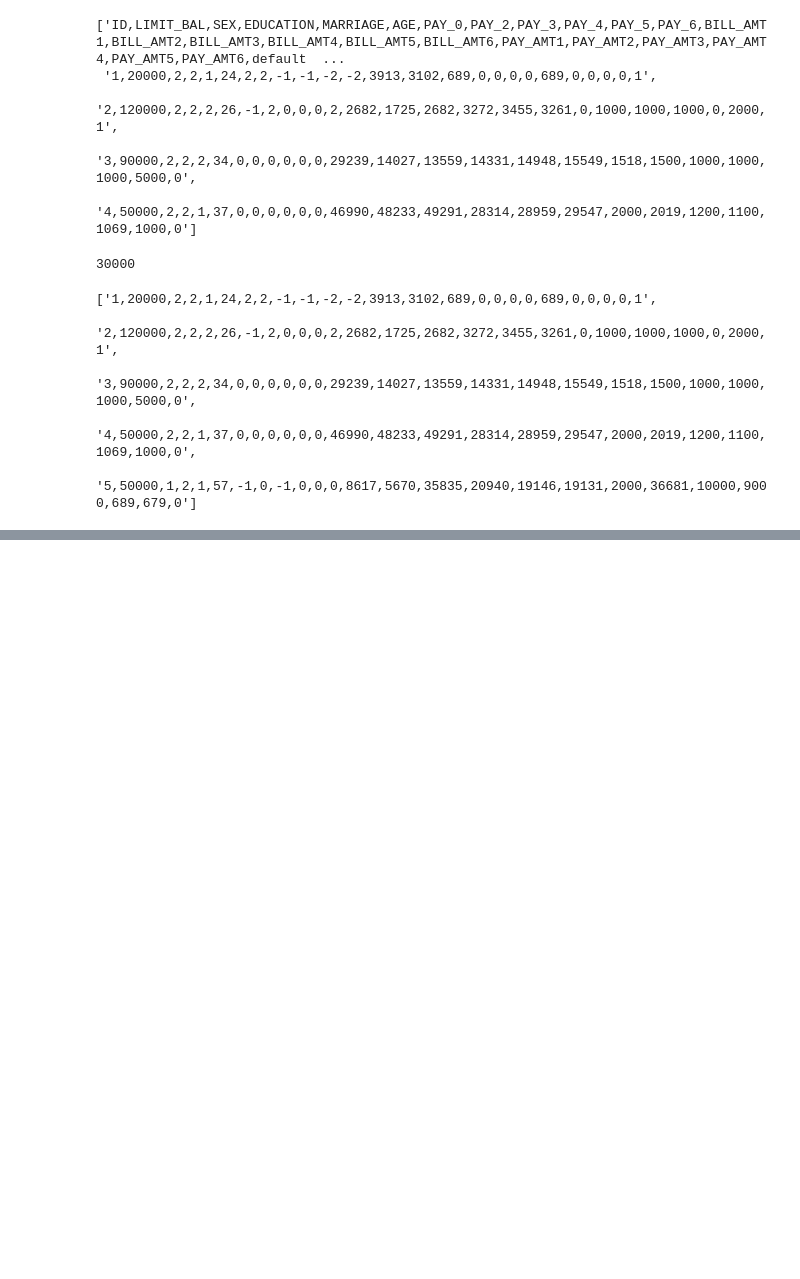
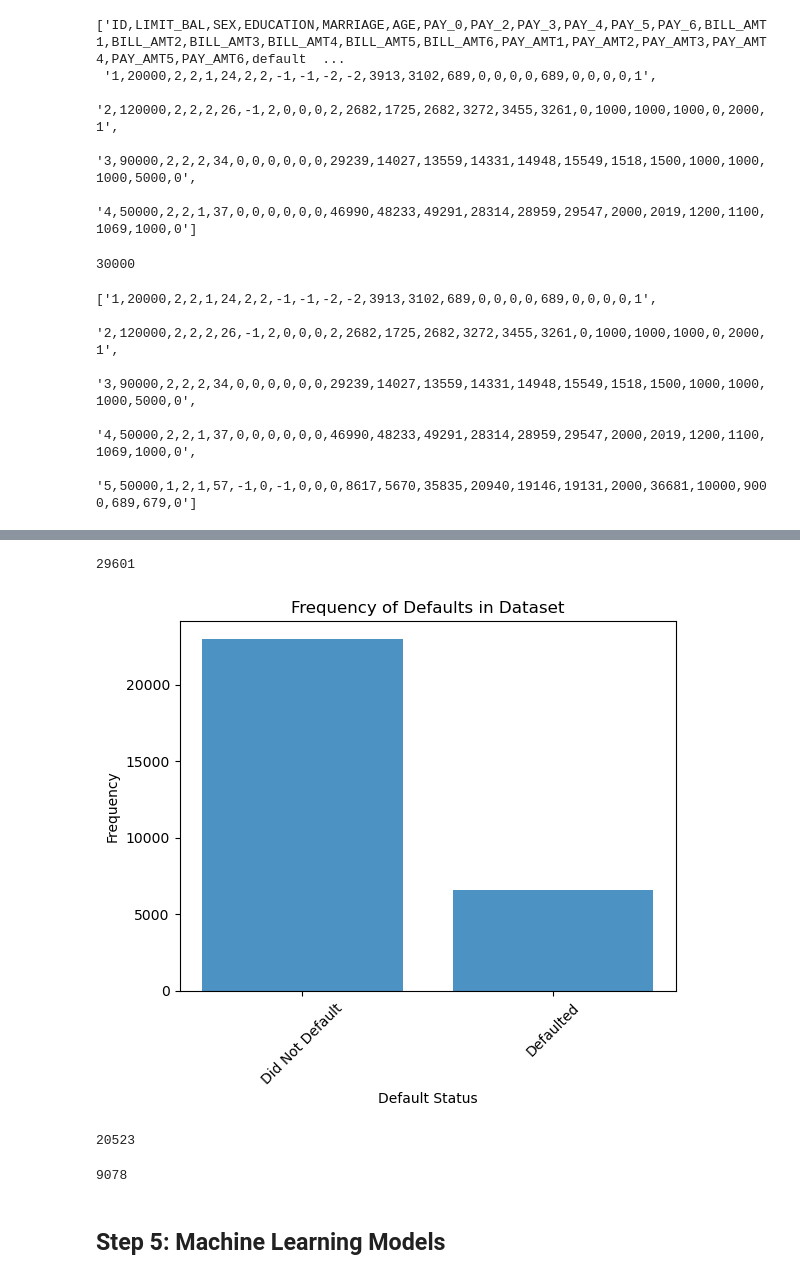
Before and after one commit to prof-tcsmith/bd-f23, a Jupyter notebook: Project/Project.ipynb, the cells around one changed output, grey strips where cells are left out. Saved outputs shown, nothing was run; the diff lists cells and outputs as text; code cells hidden in the pictures; blank space fills up the shorter version.

```diff
--- a/Project/Project.ipynb
+++ b/Project/Project.ipynb
@@ -423,0 +503,12 @@ Py4JJavaError: An error occurred while calling o552.showString.
+# %%
+#Performing Indexing
+from pyspark.ml.feature import StringIndexer
+string_Indexer = StringIndexer(inputCol="default_label", outputCol="indexed")
+# %%
+Indexed_model = string_Indexer.fit(df_ccScaled)
+# %%
+data = Indexed_model.transform(df_ccScaled)
+# %%
+data.count()
+# %% [output]
+29601
@@ -423,0 +518,17 @@ Py4JJavaError: An error occurred while calling o552.showString.
+# %%
+# aggregate the count of defaults
+default_counts = data.groupBy('default_label').count()
+# convert the pandas dataframe for plotting
+default_counts_pandas = default_counts.toPandas()
+# Rename the default_label for clarity in the plot
+default_counts_pandas['default_label'] = default_counts_pandas['default_label'].map({0: 'Did Not Default', 1: 'Defaulted'})
+# %%
+# Plot
+plt.bar(default_counts_pandas['default_label'], default_counts_pandas['count'], alpha=0.8)
+plt.title('Frequency of Defaults in Dataset')
+plt.ylabel('Frequency')
+plt.xlabel('Default Status')
+plt.xticks(rotation=45)  # Rotate x-axis labels if necessary
+plt.show()
+# %% [output]
+[figure, added]
@@ -423,0 +538,10 @@ Py4JJavaError: An error occurred while calling o552.showString.
+# %%
+train_Data.count()
+# %% [output]
+20523
+# %%
+test_Data.count()
+# %% [output]
+9078
+# %% [markdown]
+## Step 5: Machine Learning Models
```
Also changed, not shown: parts of 118 cells of this notebook.
